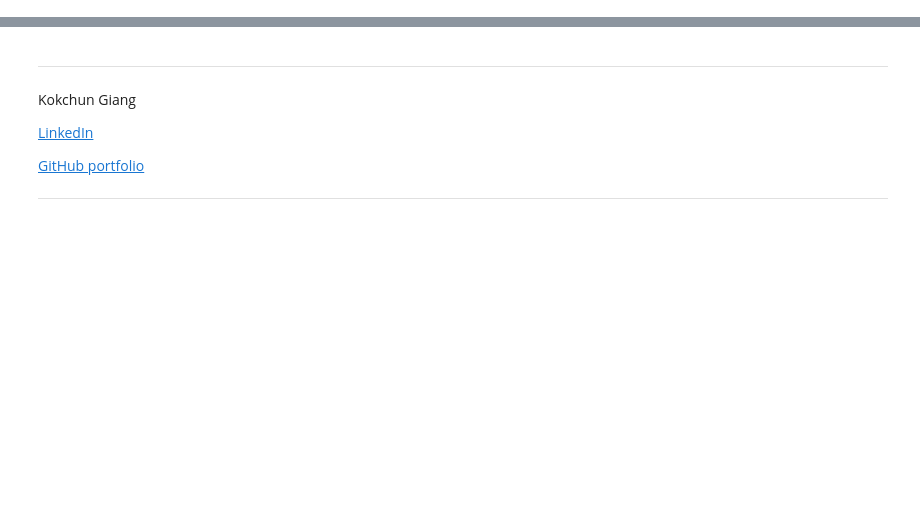
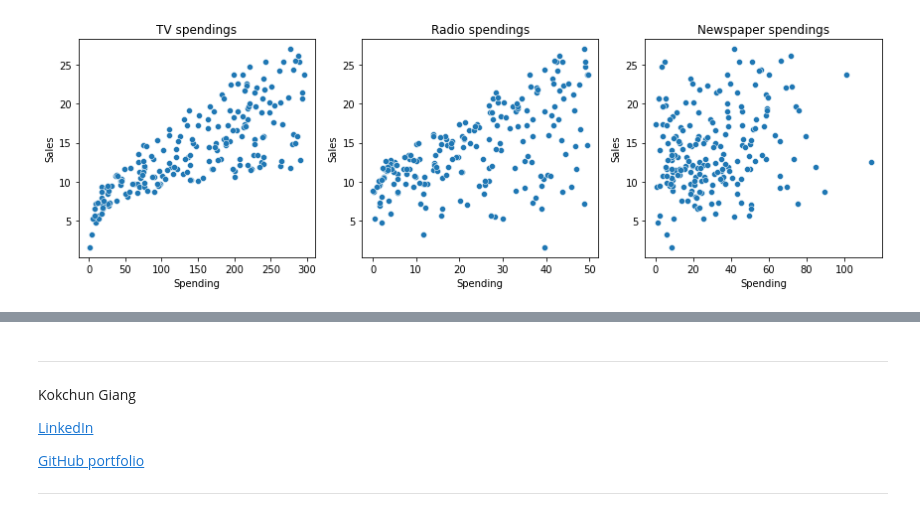
Before and after one commit to kokchun/Maskininlarning-AI21, a Jupyter notebook: Lectures/L0-Linear_regression.ipynb, the cells around one changed output, grey strips where cells are left out. Saved outputs shown, nothing was run; the diff lists cells and outputs as text; code cells hidden in the pictures; blank space fills up the shorter version.

```diff
--- a/Lectures/L0-Linear_regression.ipynb
+++ b/Lectures/L0-Linear_regression.ipynb
@@ -18,0 +43,7 @@ Read more
+# %%
+import pandas as pd
+import seaborn as sns
+import matplotlib.pyplot as plt
+
+data = pd.read_csv("Data/Advertising.csv", index_col=0)
+data.head()
@@ -18,0 +83,11 @@ Read more
+# %%
+number_features = data.shape[1] - 1
+fig, ax = plt.subplots(1,number_features, figsize = (12,4))
+
+for i, feature in enumerate(data.columns[:-1]):
+    sns.scatterplot(data = data, x = feature, y = "Sales", ax = ax[i])
+    ax[i].set(xlabel = "Spending", title = f"{feature} spendings")
+
+fig.tight_layout()
+# %% [output]
+[figure, added]
```
Also changed, not shown: parts of 8 cells of this notebook, 1 other file.
